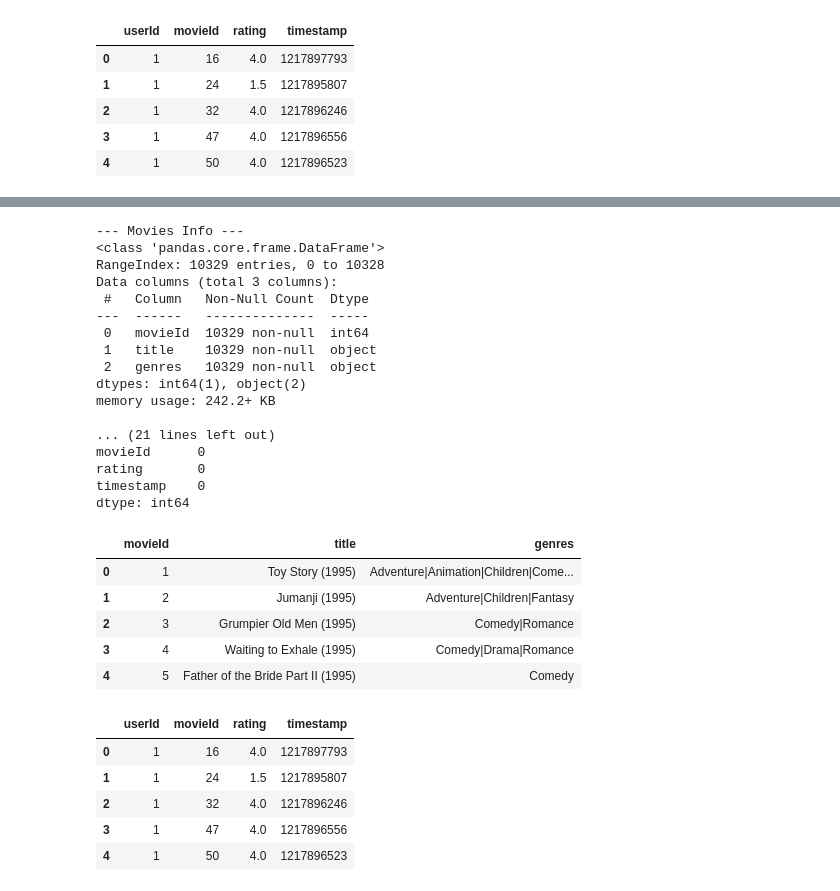
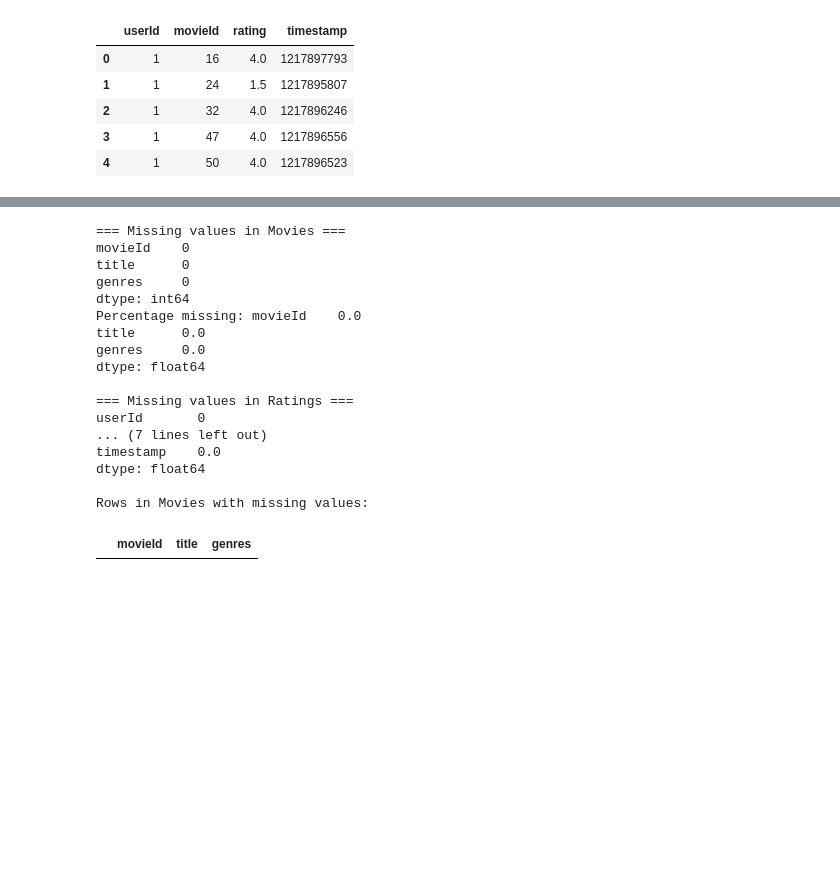
Before and after one commit to malakbzd/Movie-recommendation-system, a Jupyter notebook: Backend/notebooks/01_data_cleaning.ipynb, the cells around one changed output, grey strips where cells are left out. Drawn from its saved outputs; the diff is of its cells as text; code cells hidden in the pictures; blank space fills up the shorter version.

```diff
--- a/Backend/notebooks/01_data_cleaning.ipynb
+++ b/Backend/notebooks/01_data_cleaning.ipynb
@@ -64,48 +87,32 @@ dtype: int64
 # %%
-# ==========================================
-# 2. INITIAL EXPLORATION
-# ==========================================
-print("--- Movies Info ---")
-movies.info()
+print("=== Missing values in Movies ===")
+print(movies.isnull().sum())
+print("Percentage missing:", (movies.isnull().sum() / len(movies) * 100).round(2))
 
-print("\n--- Ratings Info ---")
-ratings.info()
+print("\n=== Missing values in Ratings ===")
+print(ratings.isnull().sum())
+print("Percentage missing:", (ratings.isnull().sum() / len(ratings) * 100).round(2))
 
-print("\n--- Missing Values ---")
-print("Movies missing:\n", movies.isnull().sum())
-print("Ratings missing:\n", ratings.isnull().sum())
-
-# شوفو أول 5 أسطر
-display(movies.head())
-display(ratings.head())
+# Show rows that contain missing values (if any)
+print("\nRows in Movies with missing values:")
+display(movies[movies.isnull().any(axis=1)].head())
 # %% [output]
---- Movies Info ---
-<class 'pandas.core.frame.DataFrame'>
-RangeIndex: 10329 entries, 0 to 10328
-Data columns (total 3 columns):
- #   Column   Non-Null Count  Dtype
----  ------   --------------  -----
- 0   movieId  10329 non-null  int64
- 1   title    10329 non-null  object
- 2   genres   10329 non-null  object
-dtypes: int64(1), object(2)
-memory usage: 242.2+ KB
+=== Missing values in Movies ===
+movieId    0
+title      0
+genres     0
+dtype: int64
+Percentage missing: movieId    0.0
+title      0.0
+genres     0.0
+dtype: float64
 
-... (21 lines left out)
-movieId      0
-rating       0
-timestamp    0
-dtype: int64
+=== Missing values in Ratings ===
+userId       0
+... (7 lines left out)
+timestamp    0.0
+dtype: float64
+
+Rows in Movies with missing values:
 |  | movieId | title | genres |
-| 0 | 1 | Toy Story (1995) | Adventure|Animation|Children|Come... |
-| 1 | 2 | Jumanji (1995) | Adventure|Children|Fantasy |
-| 2 | 3 | Grumpier Old Men (1995) | Comedy|Romance |
-| 3 | 4 | Waiting to Exhale (1995) | Comedy|Drama|Romance |
-| 4 | 5 | Father of the Bride Part II (1995) | Comedy |
-|  | userId | movieId | rating | timestamp |
-| 0 | 1 | 16 | 4.0 | 1217897793 |
-| 1 | 1 | 24 | 1.5 | 1217895807 |
-| 2 | 1 | 32 | 4.0 | 1217896246 |
-| 3 | 1 | 47 | 4.0 | 1217896556 |
-| 4 | 1 | 50 | 4.0 | 1217896523 |
 # %%
```
Also changed, not shown: parts of 13 cells of this notebook, 4 other files.
